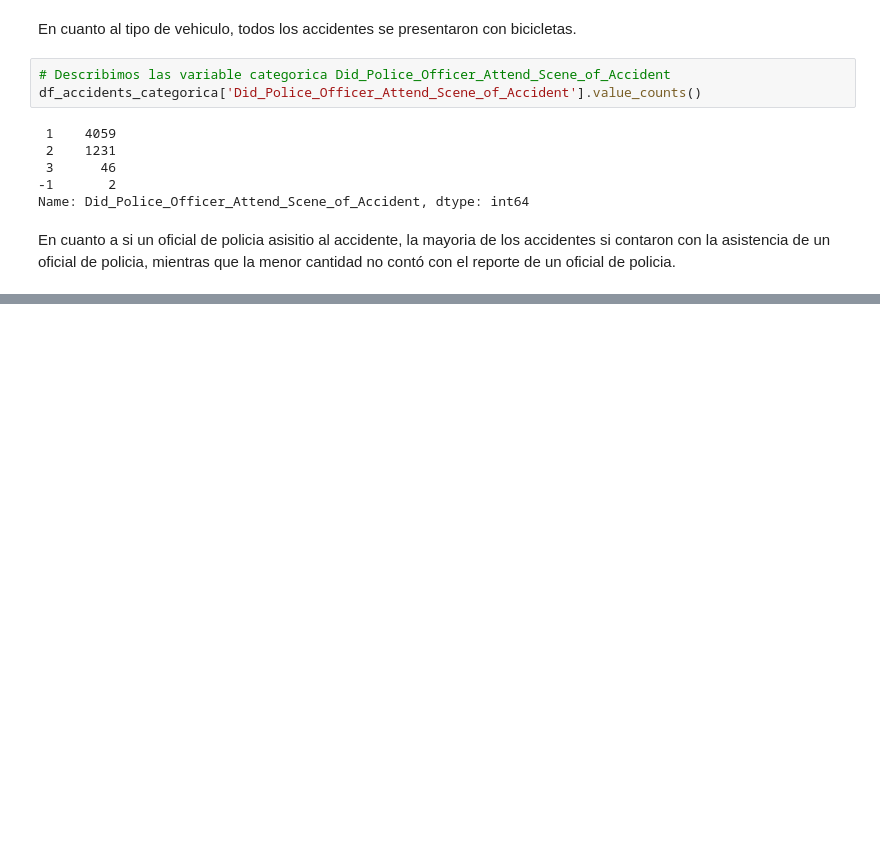
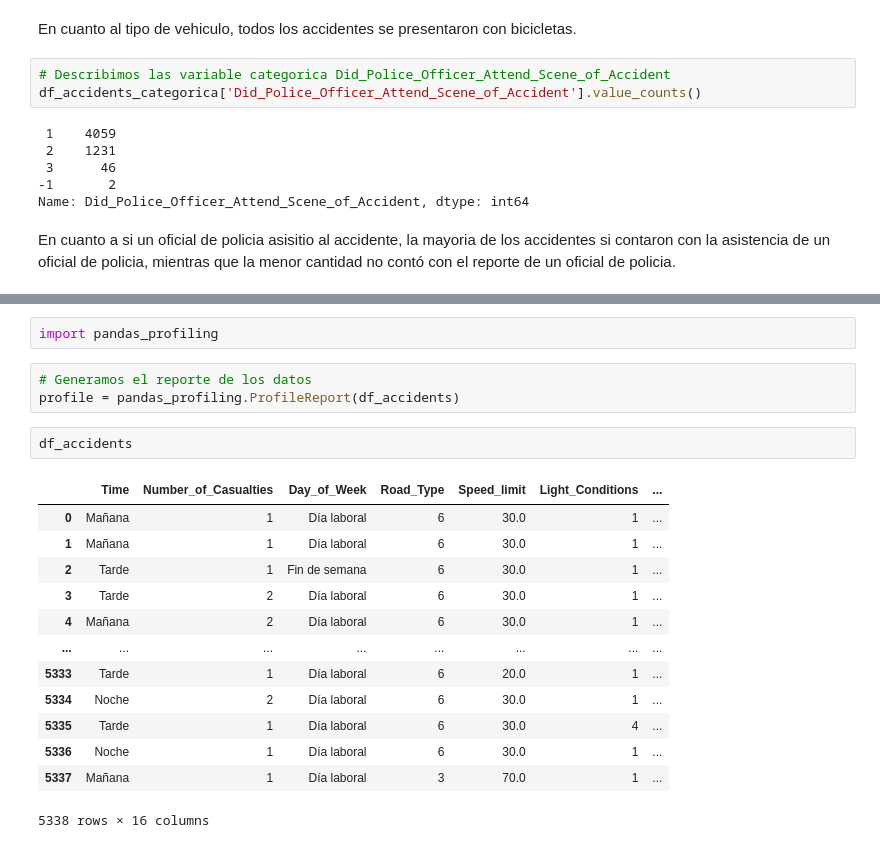
Before and after one commit to Zucaritas-BI/Laboratorio-1, a Jupyter notebook: Lab 1 - Clustering/laboratorio_desarrollo.ipynb, the cells around one changed output, grey strips where cells are left out. Saved outputs shown, nothing was run; the diff lists cells and outputs as text; blank space fills up the shorter version.

```diff
--- a/Lab 1 - Clustering/laboratorio_desarrollo.ipynb
+++ b/Lab 1 - Clustering/laboratorio_desarrollo.ipynb
@@ -293,0 +354,21 @@ En cuanto a si un oficial de policia asisitio al accidente, la mayoria de los ac
+# %%
+import pandas_profiling
+# %%
+# Generamos el reporte de los datos
+profile = pandas_profiling.ProfileReport(df_accidents)
+# %%
+df_accidents
+# %% [output]
+|  | Time | Number_of_Casualties | Day_of_Week | Road_Type | Speed_limit | Light_Conditions | ... |
+| 0 | Mañana | 1 | Día laboral | 6 | 30.0 | 1 | ... |
+| 1 | Mañana | 1 | Día laboral | 6 | 30.0 | 1 | ... |
+| 2 | Tarde | 1 | Fin de semana | 6 | 30.0 | 1 | ... |
+| 3 | Tarde | 2 | Día laboral | 6 | 30.0 | 1 | ... |
+| 4 | Mañana | 2 | Día laboral | 6 | 30.0 | 1 | ... |
+| ... | ... | ... | ... | ... | ... | ... | ... |
+| 5333 | Tarde | 1 | Día laboral | 6 | 20.0 | 1 | ... |
+| 5334 | Noche | 2 | Día laboral | 6 | 30.0 | 1 | ... |
+| 5335 | Tarde | 1 | Día laboral | 6 | 30.0 | 4 | ... |
+| 5336 | Noche | 1 | Día laboral | 6 | 30.0 | 1 | ... |
+| 5337 | Mañana | 1 | Día laboral | 3 | 70.0 | 1 | ... |
+5338 rows × 16 columns
```
Also changed, not shown: parts of 42 cells of this notebook.
